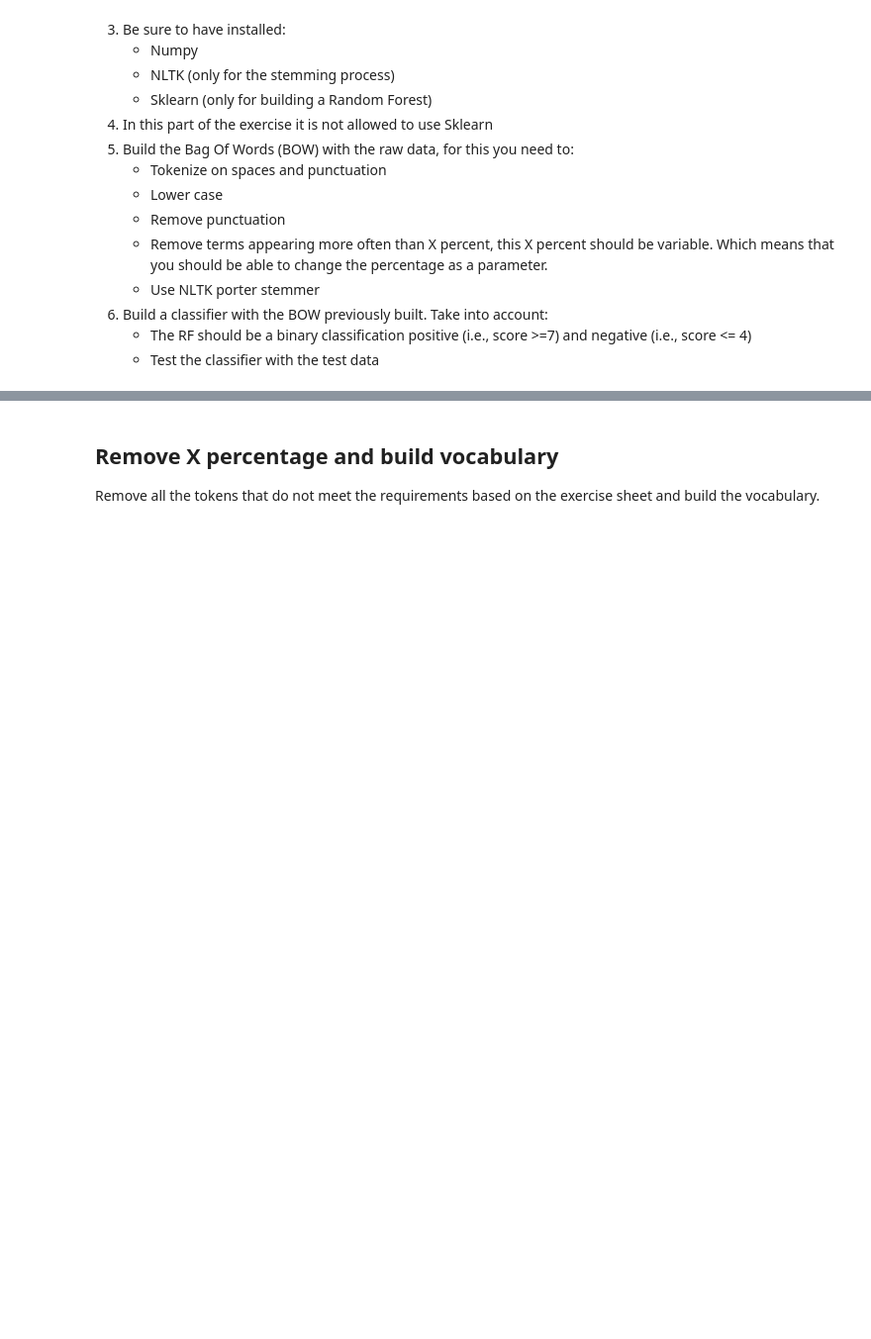
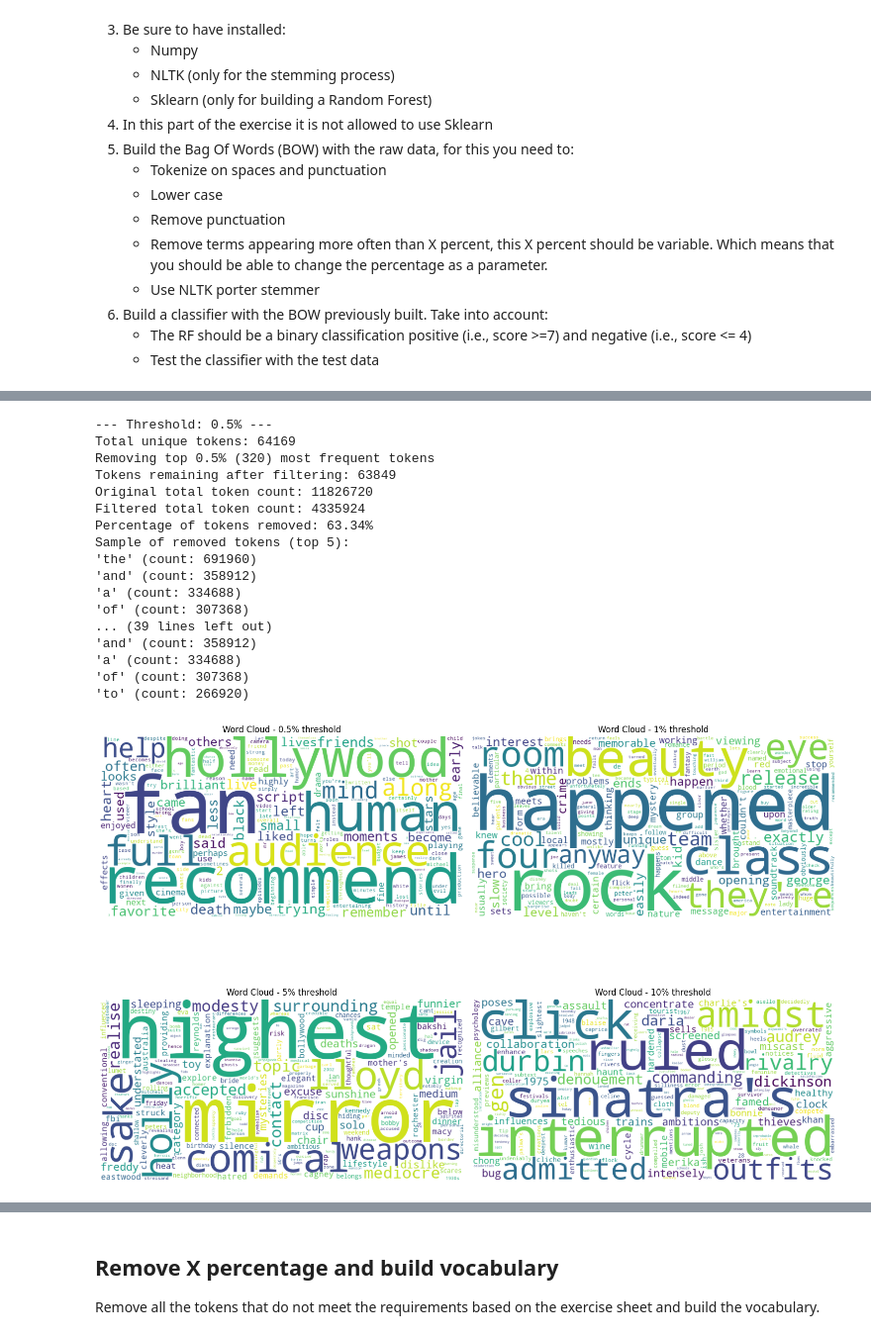
Before and after one commit to SuperMuel/dlnlp, a Jupyter notebook: exercise_01/exercise_01.ipynb, the cells around one changed output, grey strips where cells are left out. Shown at 99% size. Cells and saved outputs as stored; diff of their text form; code cells hidden in the pictures; blank space fills up the shorter version.

```diff
--- a/exercise_01/exercise_01.ipynb
+++ b/exercise_01/exercise_01.ipynb
@@ -183,0 +784,66 @@ X_test, y_test = load_libsvm_file('./aclImdb/test/labeledBow.feat')
+# %%
+# Define different threshold percentages for removing most frequent tokens
+threshold_percentages = [0.5, 1, 5, 10]  # Remove top X% most frequent tokens
+
+# Create a figure with subplots for each threshold
+plt.figure(figsize=(15, 12))
+
+for i, THRESHOLD_PERCENTAGE in enumerate(threshold_percentages, 1):
+    # Calculate how many tokens to remove
+    total_unique_tokens = len(tokens_counter)
+    tokens_to_remove = int(total_unique_tokens * THRESHOLD_PERCENTAGE / 100)
+
+    print(f"\n--- Threshold: {THRESHOLD_PERCENTAGE}% ---")
+    print(f"Total unique tokens: {total_unique_tokens}")
+    print(f"Removing top {THRESHOLD_PERCENTAGE}% ({tokens_to_remove}) most frequent tokens")
+
+    # Get the tokens to remove (the most frequent ones)
+    tokens_to_remove_list = [token for token, _ in tokens_counter.most_common(tokens_to_remove)]
+
+    # Create a new counter without the removed tokens
+    filtered_tokens_counter = Counter({token: count for token, count in tokens_counter.items()
+                                      if token not in tokens_to_remove_list})
+
+    print(f"Tokens remaining after filtering: {len(filtered_tokens_counter)}")
+
+    # Compare the original and filtered token counts
+    print(f"Original total token count: {sum(tokens_counter.values())}")
+    print(f"Filtered total token count: {sum(filtered_tokens_counter.values())}")
+    print(f"Percentage of tokens removed: {(sum(tokens_counter.values()) - sum(filtered_tokens_counter.values())) / sum(tokens_counter.values()) * 100:.2f}%")
+
+    # Display some of the removed tokens
+    print("Sample of removed tokens (top 5):")
+    for token in tokens_to_remove_list[:5]:
+        print(f"'{token}' (count: {tokens_counter[token]})")
+
+    # Create a subplot for this threshold
+    plt.subplot(2, 2, i)
+
+    # Generate and display wordcloud
+    wc = WordCloud(width=800, height=400, background_color='white')
+    wc.generate_from_frequencies(filtered_tokens_counter)
+    plt.imshow(wc, interpolation='bilinear')
+    plt.axis('off')
+    plt.title(f'Word Cloud - {THRESHOLD_PERCENTAGE}% threshold')
+
+plt.tight_layout()
+plt.show()
+# %% [output]
+--- Threshold: 0.5% ---
+Total unique tokens: 64169
+Removing top 0.5% (320) most frequent tokens
+Tokens remaining after filtering: 63849
+Original total token count: 11826720
+Filtered total token count: 4335924
+Percentage of tokens removed: 63.34%
+Sample of removed tokens (top 5):
+'the' (count: 691960)
+'and' (count: 358912)
+'a' (count: 334688)
+'of' (count: 307368)
+... (39 lines left out)
+'and' (count: 358912)
+'a' (count: 334688)
+'of' (count: 307368)
+'to' (count: 266920)
+[figure, added]
```
Also changed, not shown: parts of 32 cells of this notebook, 2 other files.
